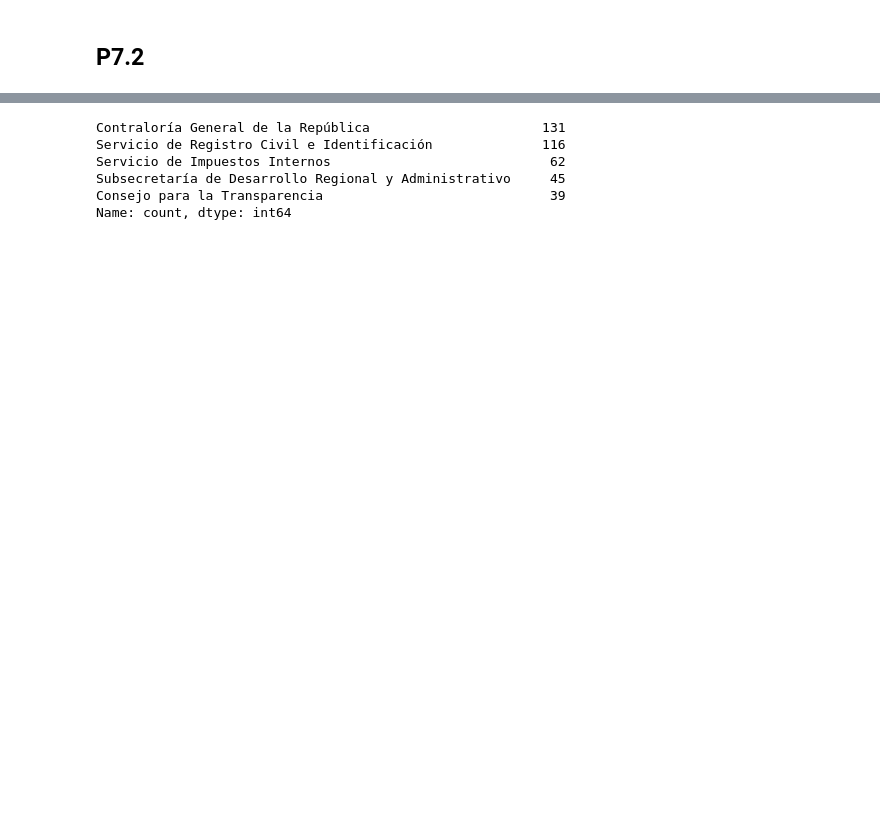
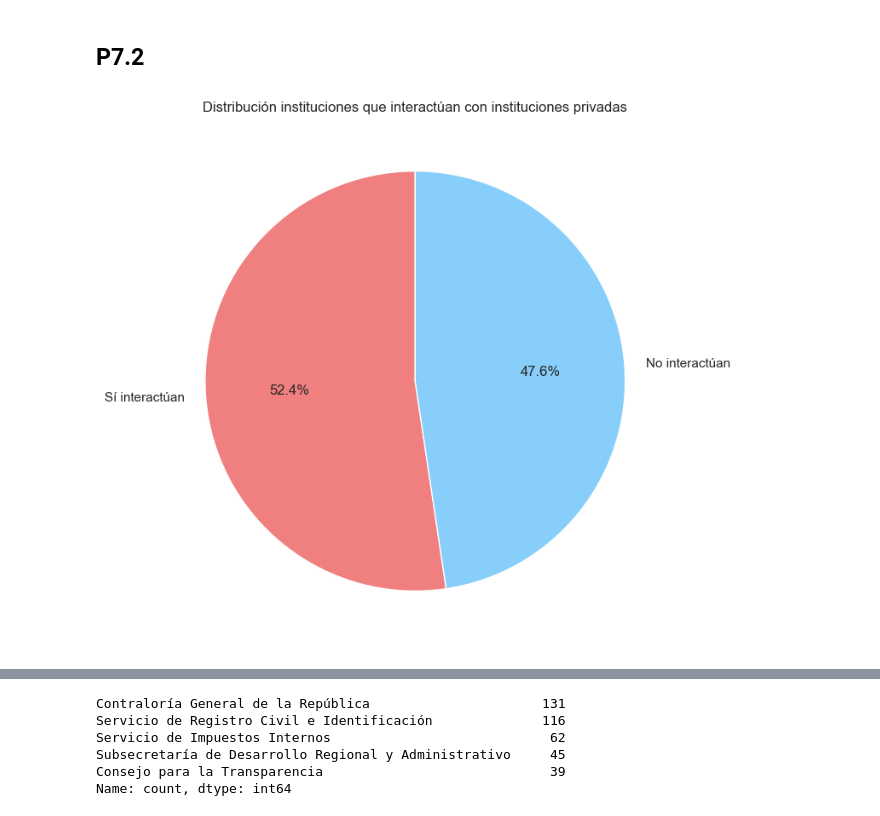
Before and after one commit to alejoGonc/EGD-CameronPartners, a Jupyter notebook: main.ipynb, the cells around one changed output, grey strips where cells are left out. Cells and saved outputs as stored; diff of their text form; code cells hidden in the pictures; blank space fills up the shorter version.

```diff
--- a/main.ipynb
+++ b/main.ipynb
@@ -729,0 +732,16 @@ plt.show()
+# %%
+SiInteractuanPriv = InterOtrasInstitucionesPriv[["Tipo","P7.2.1"]]
+SiInteractuanPriv = SiInteractuanPriv.replace({'#s.i.': 'No interactúan'})
+SiInteractuanPriv = SiInteractuanPriv.dropna()
+SiInteractuanPriv['Interactuan'] = SiInteractuanPriv['P7.2.1'].apply(lambda x: 'Sí interactúan' if x != 'No interactúan' else x)
+# %%
+counts = SiInteractuanPriv['Interactuan'].value_counts()
+
+fig, ax = plt.subplots(figsize=(8, 8))
+ax.pie(counts, labels=counts.index, autopct='%1.1f%%', startangle=90, colors=['lightcoral', 'lightskyblue'])
+
+plt.title('Distribución instituciones que interactúan con instituciones privadas')
+
+plt.show()
+# %% [output]
+[figure, added]
```
Also changed, not shown: parts of 10 cells of this notebook.
